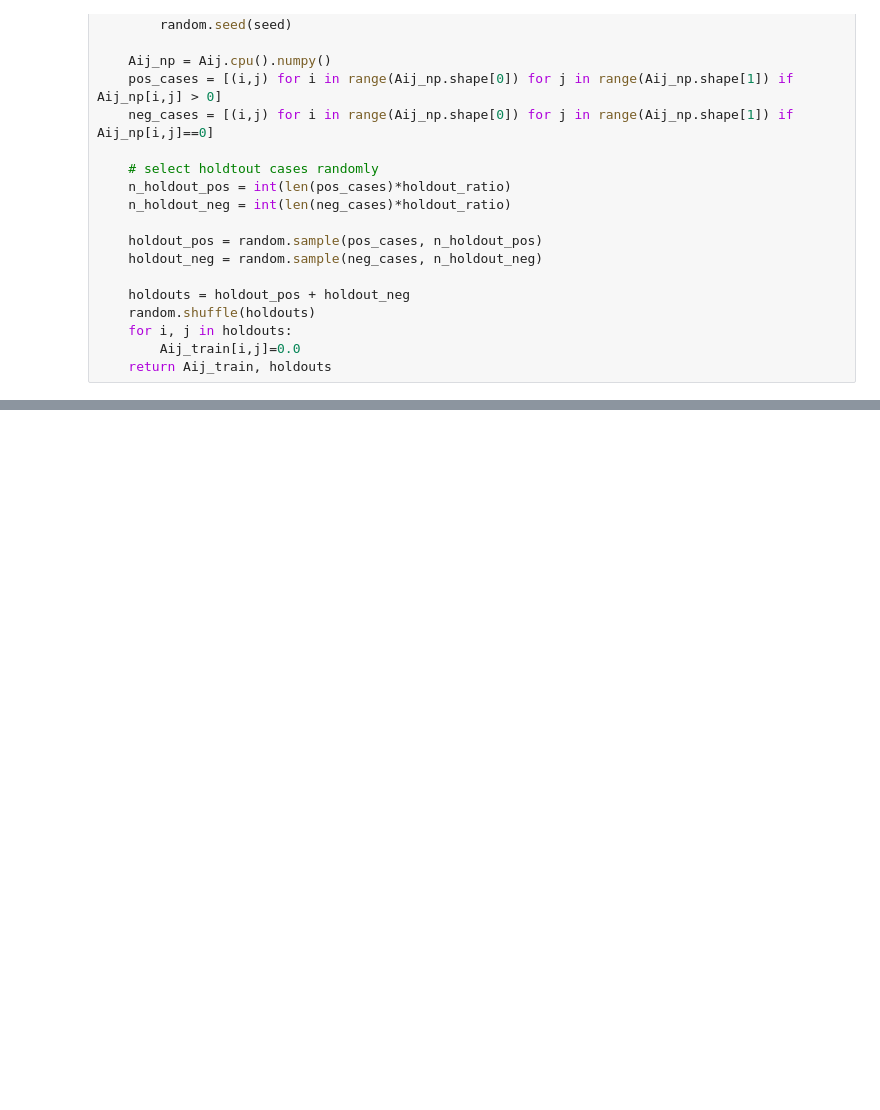
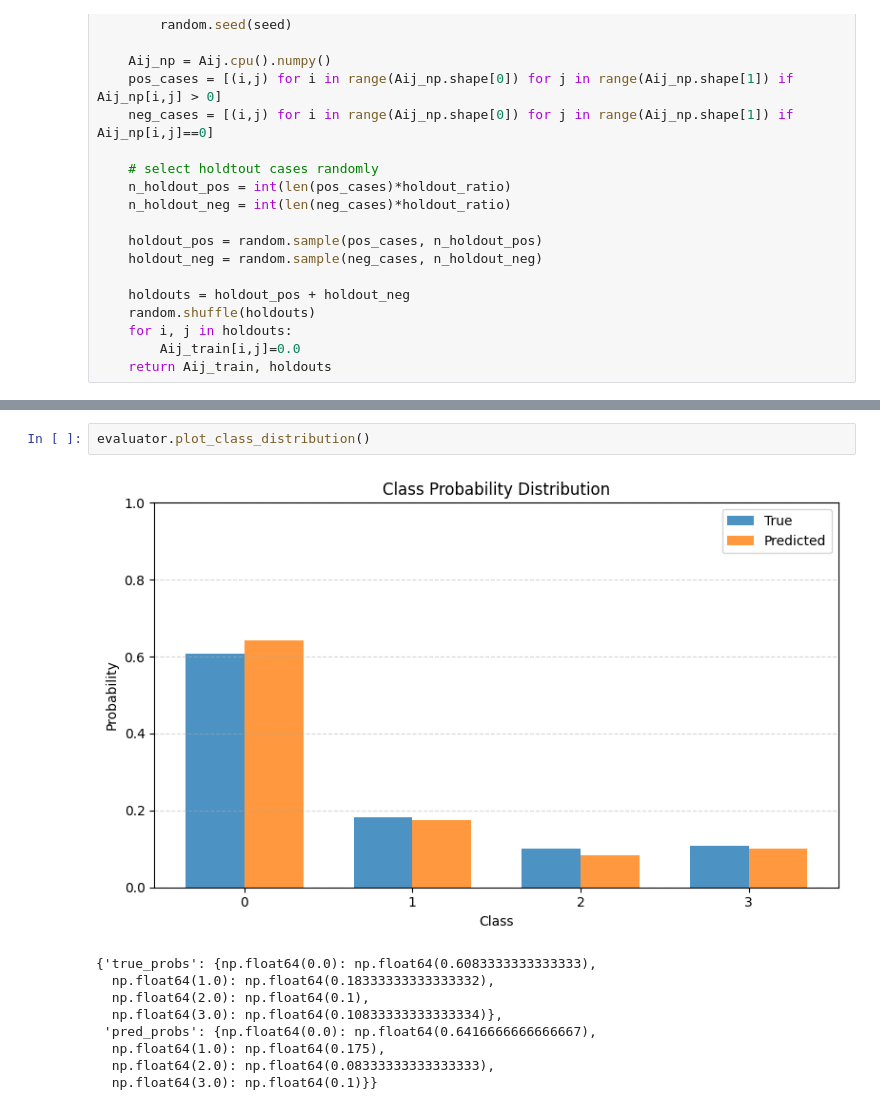
Before and after one commit to christineschutt/LatentDistanceModel, a Jupyter notebook: latent_distance/evaluation.ipynb, the cells around one changed output, grey strips where cells are left out. Drawn from its saved outputs; the diff is of its cells as text; blank space fills up the shorter version.

```diff
--- a/latent_distance/evaluation.ipynb
+++ b/latent_distance/evaluation.ipynb
@@ -694,0 +669,12 @@ TypeError: max() received an invalid combination of arguments - got (out=NoneTyp
+# %%
+evaluator.plot_class_distribution()
+# %% [output]
+[figure, added]
+{'true_probs': {np.float64(0.0): np.float64(0.6083333333333333),
+  np.float64(1.0): np.float64(0.18333333333333332),
+  np.float64(2.0): np.float64(0.1),
+  np.float64(3.0): np.float64(0.10833333333333334)},
+ 'pred_probs': {np.float64(0.0): np.float64(0.6416666666666667),
+  np.float64(1.0): np.float64(0.175),
+  np.float64(2.0): np.float64(0.08333333333333333),
+  np.float64(3.0): np.float64(0.1)}}
```
Also changed, not shown: parts of 43 cells of this notebook, 2 other files.
